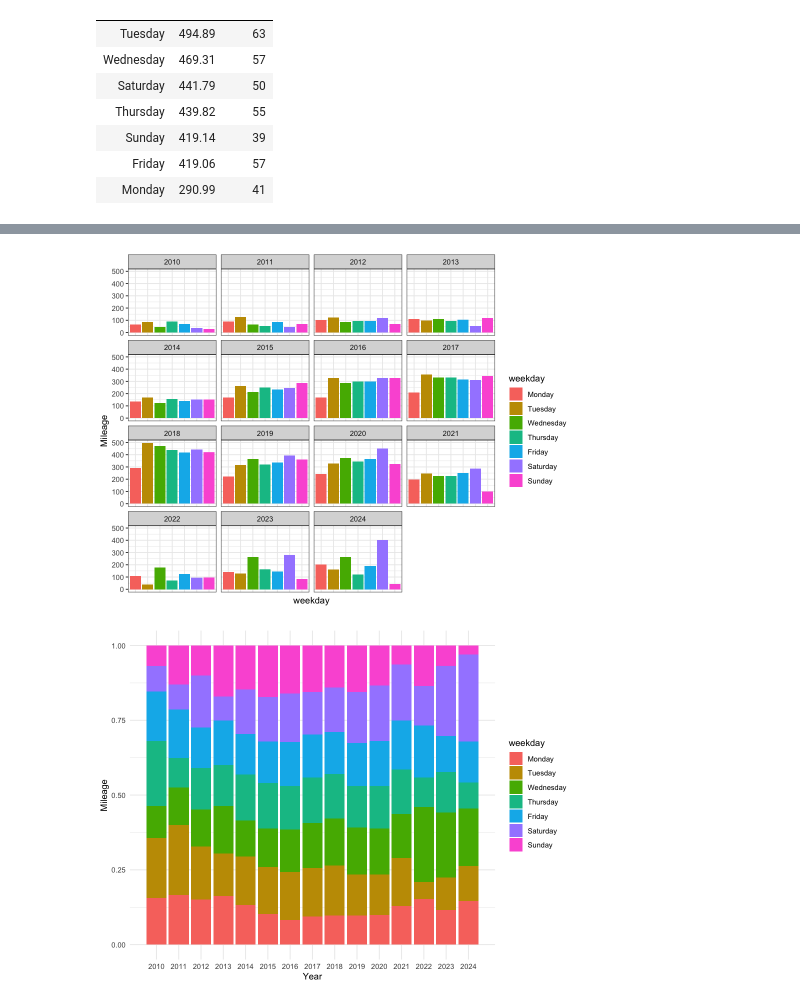
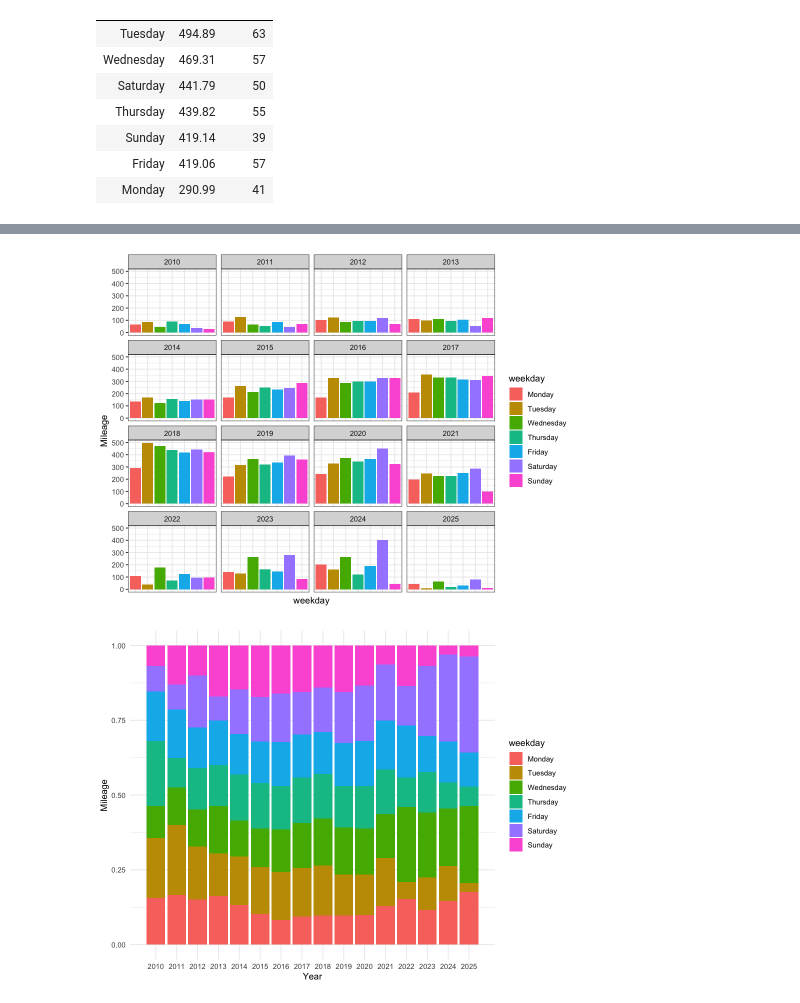
Before and after one commit to adolwick/biof309project, a Jupyter notebook: runs_per_date.ipynb, the cells around one changed output, grey strips where cells are left out. Cells and saved outputs as stored; diff of their text form; code cells hidden in the pictures.

```diff
--- a/runs_per_date.ipynb
+++ b/runs_per_date.ipynb
@@ -719,5 +720,5 @@ p8
 # %%
-p8a = ggplot(data = df3 %>% filter(Year >= 2010 & Year <= 2024),
+p8a = ggplot(data = df3 %>% filter(Year >= 2010 & Year <= 2025),
              mapping = aes(x=weekday, y=Mileage, fill=weekday)) +
     geom_col() +
     theme_bw() +
@@ -726,13 +727,13 @@ p8a = ggplot(data = df3 %>% filter(Year >= 2010 & Year <= 2024),
     theme(axis.ticks.x=element_blank())
 p8a
 # %% [output]
-[figure, old version]
+[figure, new version]
 # %%
 p8b = ggplot(data = df3 %>% filter(Year >= 2010),
              mapping = aes(x=Year, y=Mileage, fill=weekday)) +
     geom_col(position=position_fill(reverse=TRUE)) +
     theme_minimal() +
-    scale_x_continuous(breaks=seq(from=2010,to=2024,by=1),minor_breaks=NULL)
+    scale_x_continuous(breaks=seq(from=2010,to=2025,by=1),minor_breaks=NULL)
 p8b
 # %% [output]
-[figure, old version]
+[figure, new version]
```
Also changed, not shown: parts of 30 cells of this notebook, 9 other files.
